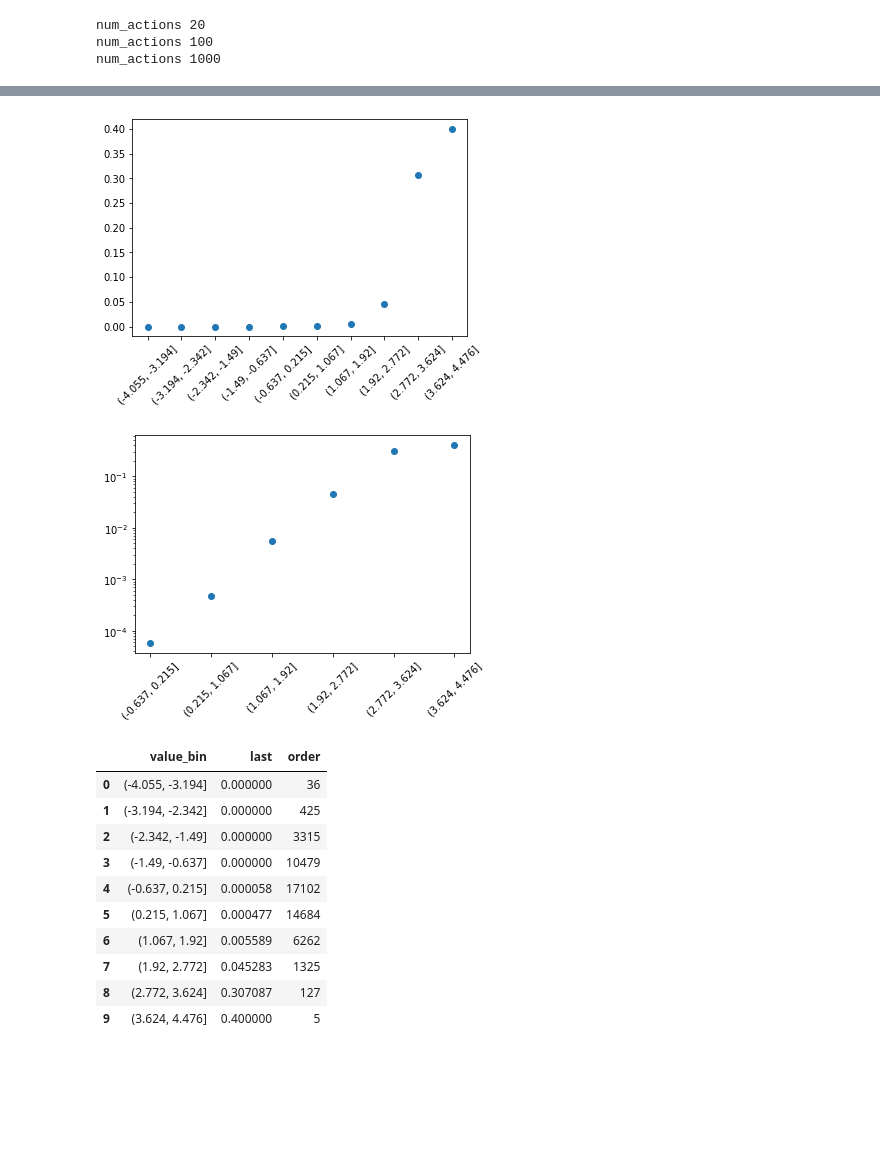
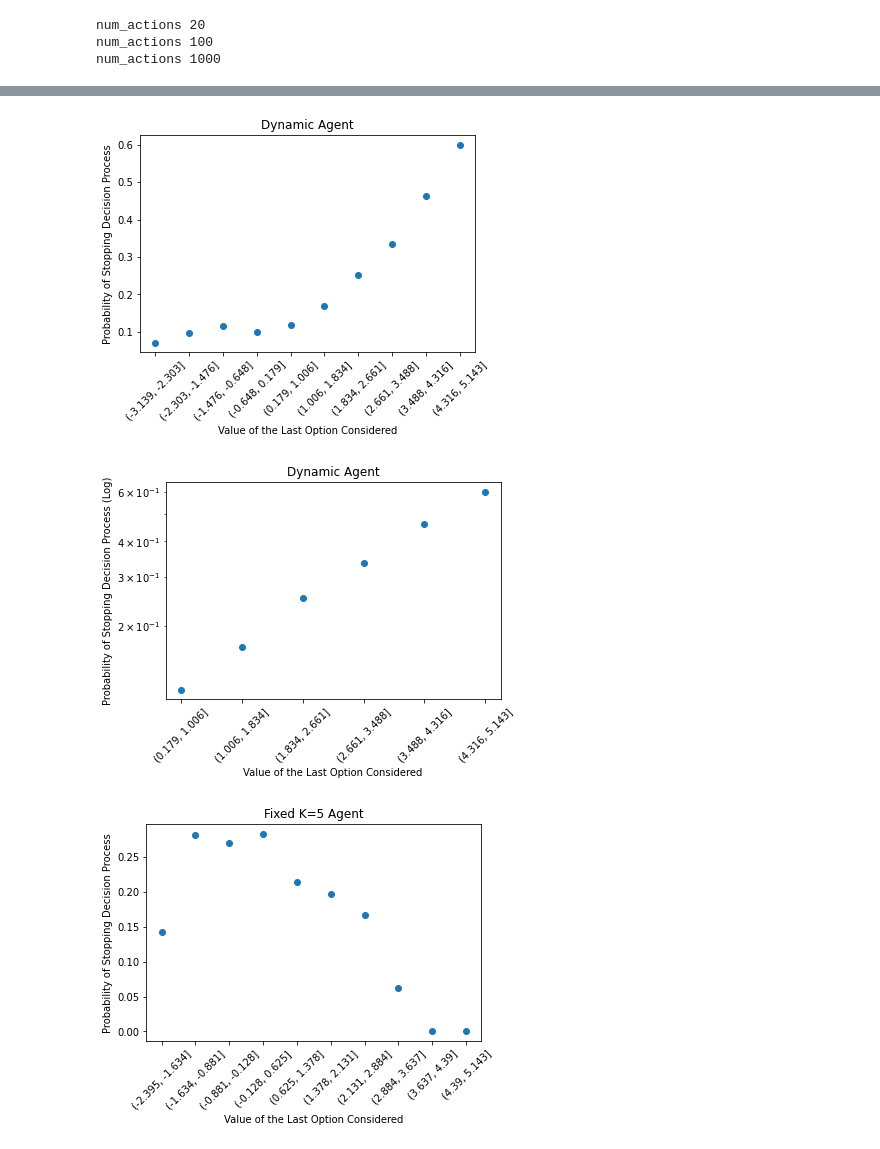
Before and after one commit to jonasalexander/thesis, a Jupyter notebook: simulation/thesis_final.ipynb, the cells around one changed output, grey strips where cells are left out. Drawn from its saved outputs; the diff is of its cells as text; code cells hidden in the pictures; blank space fills up the shorter version.

```diff
--- a/simulation/thesis_final.ipynb
+++ b/simulation/thesis_final.ipynb
@@ -49,6 +49,7 @@ BASE_BUDGET = 1000
 
 # vals has the structure [[vhat_1, v_1], [vhat_2, v_2], ...]
 # vals must be sorted by vhats before being passed to this decision function
+# returns tuple: (total utility, (number options evaluated, chosen action utility))
 def fixed_k_decide(k, action_cost):
     def decide(vals, _): # Don't do anything with additional parameter
         considerat_set = vals[:k,1]
@@ -56,7 +57,7 @@ def fixed_k_decide(k, action_cost):
         budget = BASE_BUDGET + action_cost
         budget -= k * action_cost # for consideration time
         actions_taken = (budget // action_cost)
-        return actions_taken * utility, (num_eval, utility)
+        return actions_taken * utility, (k, utility)
     return decide
 
 def dynamic_decide(action_cost):
@@ -282,31 +288,39 @@ results
 # %%
-results["value_bin"] = pd.cut(results["value"], 10)
-results["last"] = results["last"].astype(int)
-to_plot = results.groupby("value_bin").agg({"last": "mean", "order": "count"}).reset_index()
+dynamic_results = results[results["agent"]=="Dynamic"].copy()
+dynamic_results["value_bin"] = pd.cut(dynamic_results["value"], 10)
+dynamic_results["last"] = dynamic_results["last"].astype(int)
+to_plot = dynamic_results.groupby("value_bin").agg({"last": "mean", "order": "count"}).reset_index()
 to_plot["value_bin"] = to_plot["value_bin"].astype(str)
 
 plt.scatter(to_plot["value_bin"], to_plot["last"])
 plt.xticks(rotation=45)
+plt.title("Dynamic Agent")
+plt.ylabel("Probability of Stopping Decision Process")
+plt.xlabel("Value of the Last Option Considered")
 plt.show()
 
 plt.scatter(to_plot.loc[4:, "value_bin"], to_plot.loc[4:, "last"])
 plt.xticks(rotation=45)
 plt.yscale("log")
+plt.title("Dynamic Agent")
+plt.ylabel("Probability of Stopping Decision Process (Log)")
+plt.xlabel("Value of the Last Option Considered")
 plt.show()
 # %% [output]
-[figure, old version]
+[figure, new version]
-[figure, old version]
+[figure, new version]
 # %%
-to_plot
+k_results = results[results["agent"]!="Dynamic"].copy()
+k_results["value_bin"] = pd.cut(k_results["value"], 10)
+k_results["last"] = k_results["last"].astype(int)
+to_plot = k_results.groupby("value_bin").agg({"last": "mean", "order": "count"}).reset_index()
+to_plot["value_bin"] = to_plot["value_bin"].astype(str)
+
+plt.scatter(to_plot["value_bin"], to_plot["last"])
+plt.xticks(rotation=45)
+plt.title("Fixed K=5 Agent")
+plt.ylabel("Probability of Stopping Decision Process")
+plt.xlabel("Value of the Last Option Considered")
+plt.show()
 # %% [output]
-|  | value_bin | last | order |
-| 0 | (-4.055, -3.194] | 0.000000 | 36 |
-| 1 | (-3.194, -2.342] | 0.000000 | 425 |
-| 2 | (-2.342, -1.49] | 0.000000 | 3315 |
-| 3 | (-1.49, -0.637] | 0.000000 | 10479 |
-| 4 | (-0.637, 0.215] | 0.000058 | 17102 |
-| 5 | (0.215, 1.067] | 0.000477 | 14684 |
-| 6 | (1.067, 1.92] | 0.005589 | 6262 |
-| 7 | (1.92, 2.772] | 0.045283 | 1325 |
-| 8 | (2.772, 3.624] | 0.307087 | 127 |
-| 9 | (3.624, 4.476] | 0.400000 | 5 |
+[figure, added]
```
Also changed, not shown: parts of 3 cells of this notebook, 1 other file.
